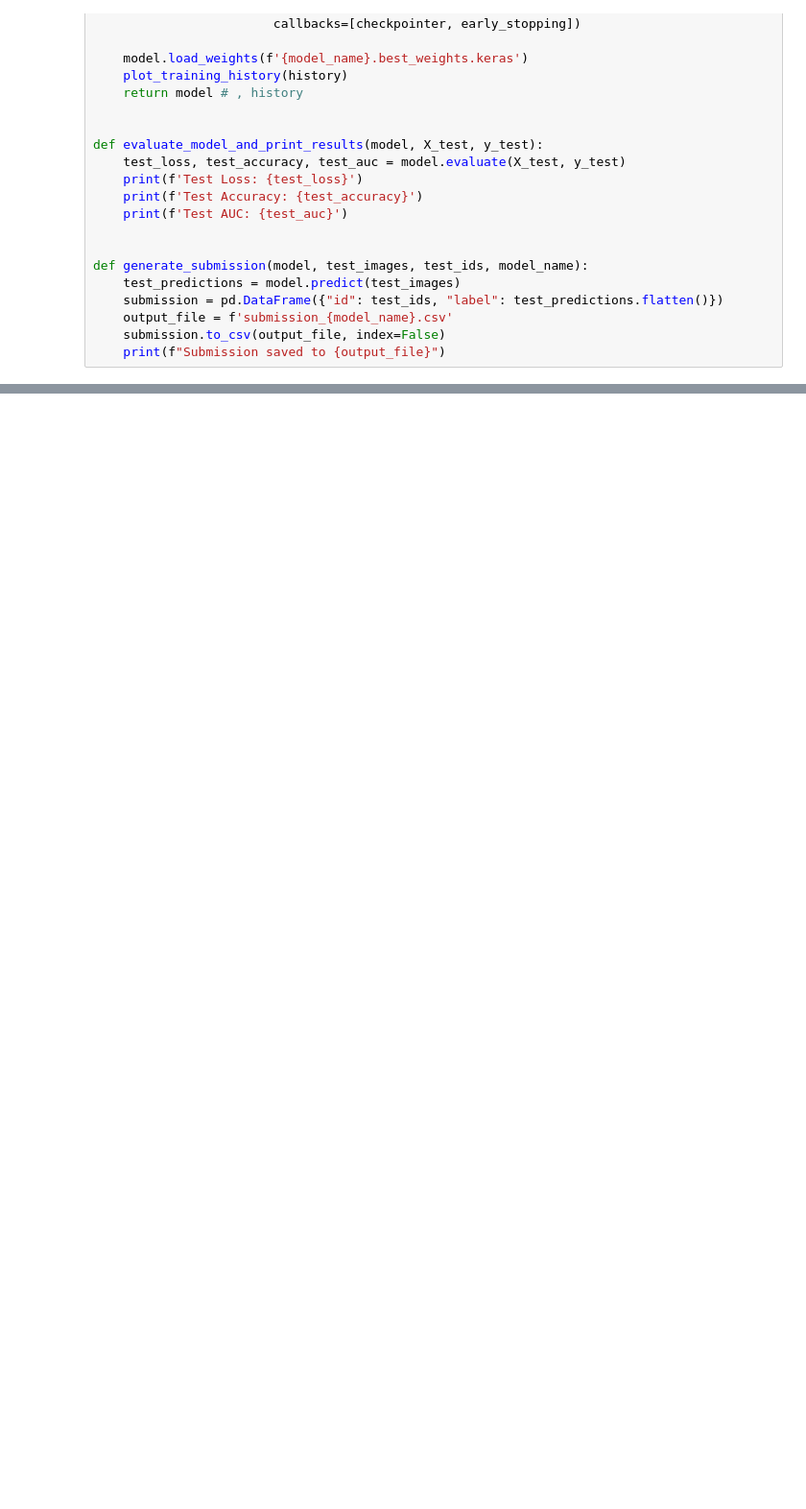
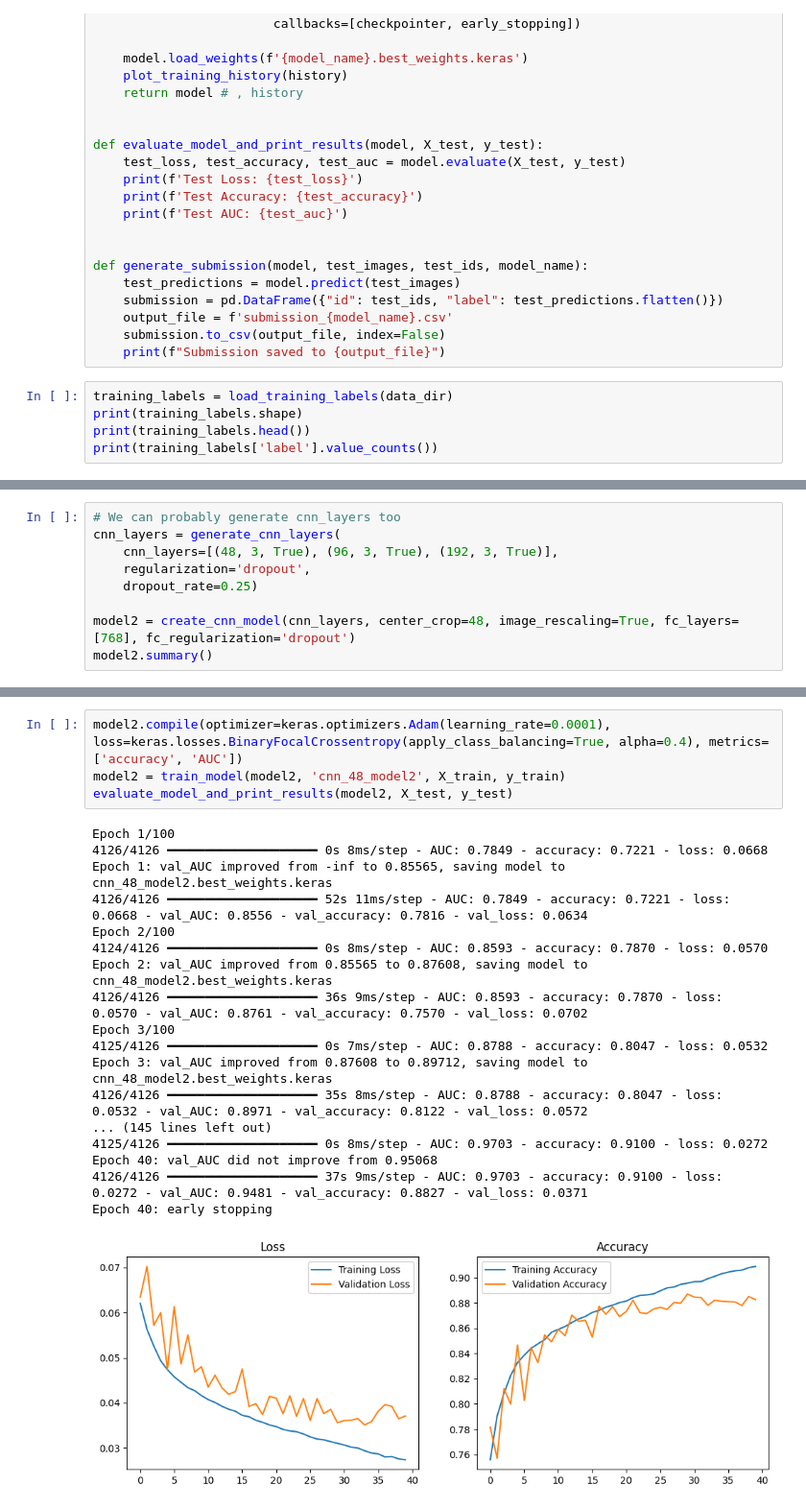
Before and after one commit to bharath1097/cnn-cancer-detection, a Jupyter notebook: cnn_cancer_detection_notebook_6.ipynb, the cells around one changed output, grey strips where cells are left out. Shown at 96% size. Drawn from its saved outputs; the diff is of its cells as text; blank space fills up the shorter version.

```diff
--- a/cnn_cancer_detection_notebook_6.ipynb
+++ b/cnn_cancer_detection_notebook_6.ipynb
@@ -93,3 +105,8 @@ def generate_submission(model, test_images, test_ids, model_name):
     output_file = f'submission_{model_name}.csv'
     submission.to_csv(output_file, index=False)
     print(f"Submission saved to {output_file}")
+# %%
+training_labels = load_training_labels(data_dir)
+print(training_labels.shape)
+print(training_labels.head())
+print(training_labels['label'].value_counts())
@@ -95,0 +269,9 @@ def generate_submission(model, test_images, test_ids, model_name):
+# %%
+# We can probably generate cnn_layers too
+cnn_layers = generate_cnn_layers(
+    cnn_layers=[(48, 3, True), (96, 3, True), (192, 3, True)],
+    regularization='dropout',
+    dropout_rate=0.25)
+
+model2 = create_cnn_model(cnn_layers, center_crop=48, image_rescaling=True, fc_layers=[768], fc_regularization='dropout')
+model2.summary()
@@ -95,0 +300,23 @@ def generate_submission(model, test_images, test_ids, model_name):
+# %%
+model2.compile(optimizer=keras.optimizers.Adam(learning_rate=0.0001), loss=keras.losses.BinaryFocalCrossentropy(apply_class_balancing=True, alpha=0.4), metrics=['accuracy', 'AUC'])
+model2 = train_model(model2, 'cnn_48_model2', X_train, y_train)
+evaluate_model_and_print_results(model2, X_test, y_test)
+# %% [output]
+Epoch 1/100
+4126/4126 ━━━━━━━━━━━━━━━━━━━━ 0s 8ms/step - AUC: 0.7849 - accuracy: 0.7221 - loss: 0.0668
+Epoch 1: val_AUC improved from -inf to 0.85565, saving model to cnn_48_model2.best_weights.keras
+4126/4126 ━━━━━━━━━━━━━━━━━━━━ 52s 11ms/step - AUC: 0.7849 - accuracy: 0.7221 - loss: 0.0668 - val_AUC: 0.8556 - val_accuracy: 0.7816 - val_loss: 0.0634
+Epoch 2/100
+4124/4126 ━━━━━━━━━━━━━━━━━━━━ 0s 8ms/step - AUC: 0.8593 - accuracy: 0.7870 - loss: 0.0570
+Epoch 2: val_AUC improved from 0.85565 to 0.87608, saving model to cnn_48_model2.best_weights.keras
+4126/4126 ━━━━━━━━━━━━━━━━━━━━ 36s 9ms/step - AUC: 0.8593 - accuracy: 0.7870 - loss: 0.0570 - val_AUC: 0.8761 - val_accuracy: 0.7570 - val_loss: 0.0702
+Epoch 3/100
+4125/4126 ━━━━━━━━━━━━━━━━━━━━ 0s 7ms/step - AUC: 0.8788 - accuracy: 0.8047 - loss: 0.0532
+Epoch 3: val_AUC improved from 0.87608 to 0.89712, saving model to cnn_48_model2.best_weights.keras
+4126/4126 ━━━━━━━━━━━━━━━━━━━━ 35s 8ms/step - AUC: 0.8788 - accuracy: 0.8047 - loss: 0.0532 - val_AUC: 0.8971 - val_accuracy: 0.8122 - val_loss: 0.0572
+... (145 lines left out)
+4125/4126 ━━━━━━━━━━━━━━━━━━━━ 0s 8ms/step - AUC: 0.9703 - accuracy: 0.9100 - loss: 0.0272
+Epoch 40: val_AUC did not improve from 0.95068
+4126/4126 ━━━━━━━━━━━━━━━━━━━━ 37s 9ms/step - AUC: 0.9703 - accuracy: 0.9100 - loss: 0.0272 - val_AUC: 0.9481 - val_accuracy: 0.8827 - val_loss: 0.0371
+Epoch 40: early stopping
+[figure, added]
```
Also changed, not shown: parts of 17 cells of this notebook.
